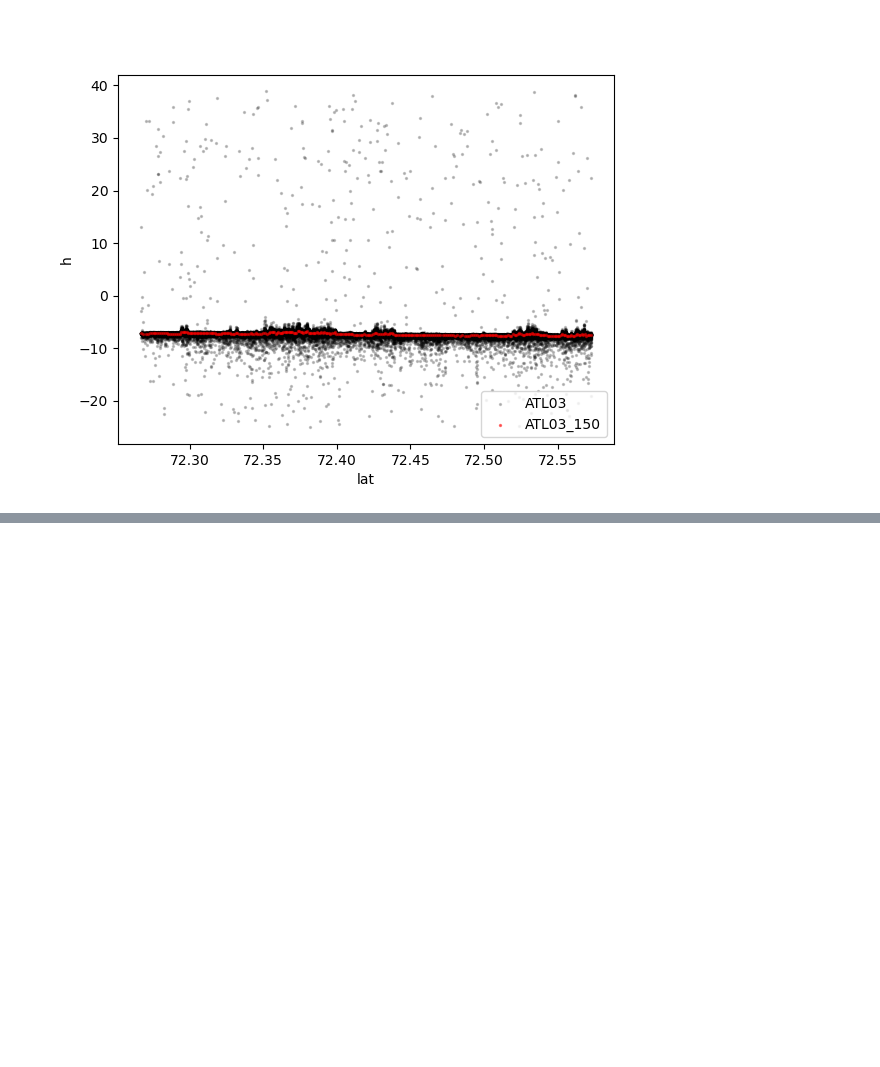
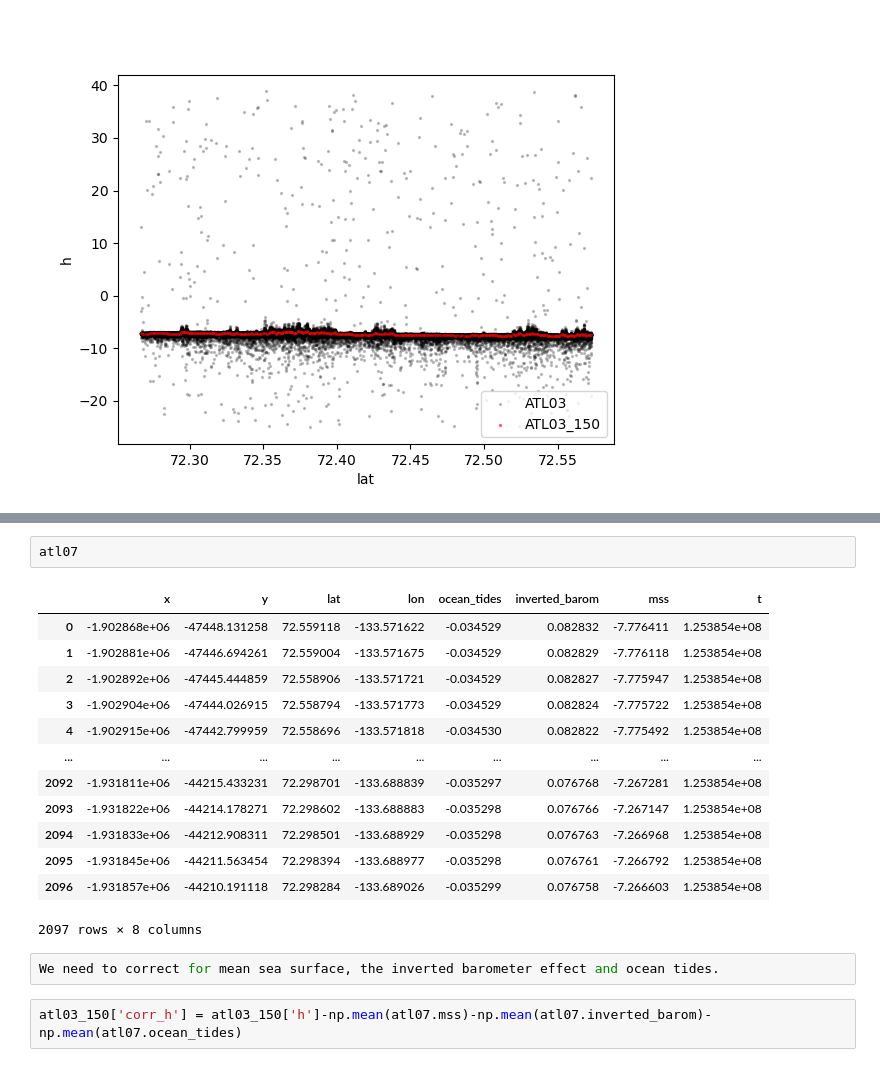
Before and after one commit to ICESAT-2HackWeek/2022Berg, a Jupyter notebook: contributors/isolde/OpenAlt_ATL03.ipynb, the cells around one changed output, grey strips where cells are left out. Cells and saved outputs as stored; diff of their text form; blank space fills up the shorter version.

```diff
--- a/contributors/isolde/OpenAlt_ATL03.ipynb
+++ b/contributors/isolde/OpenAlt_ATL03.ipynb
@@ -73,0 +97,20 @@ mydata.requestData()
+# %%
+atl07
+# %% [output]
+|  | x | y | lat | lon | ocean_tides | inverted_barom | mss | t |
+| 0 | -1.902868e+06 | -47448.131258 | 72.559118 | -133.571622 | -0.034529 | 0.082832 | -7.776411 | 1.253854e+08 |
+| 1 | -1.902881e+06 | -47446.694261 | 72.559004 | -133.571675 | -0.034529 | 0.082829 | -7.776118 | 1.253854e+08 |
+| 2 | -1.902892e+06 | -47445.444859 | 72.558906 | -133.571721 | -0.034529 | 0.082827 | -7.775947 | 1.253854e+08 |
+| 3 | -1.902904e+06 | -47444.026915 | 72.558794 | -133.571773 | -0.034529 | 0.082824 | -7.775722 | 1.253854e+08 |
+| 4 | -1.902915e+06 | -47442.799959 | 72.558696 | -133.571818 | -0.034530 | 0.082822 | -7.775492 | 1.253854e+08 |
+| ... | ... | ... | ... | ... | ... | ... | ... | ... |
+| 2092 | -1.931811e+06 | -44215.433231 | 72.298701 | -133.688839 | -0.035297 | 0.076768 | -7.267281 | 1.253854e+08 |
+| 2093 | -1.931822e+06 | -44214.178271 | 72.298602 | -133.688883 | -0.035298 | 0.076766 | -7.267147 | 1.253854e+08 |
+| 2094 | -1.931833e+06 | -44212.908311 | 72.298501 | -133.688929 | -0.035298 | 0.076763 | -7.266968 | 1.253854e+08 |
+| 2095 | -1.931845e+06 | -44211.563454 | 72.298394 | -133.688977 | -0.035298 | 0.076761 | -7.266792 | 1.253854e+08 |
+| 2096 | -1.931857e+06 | -44210.191118 | 72.298284 | -133.689026 | -0.035299 | 0.076758 | -7.266603 | 1.253854e+08 |
+2097 rows × 8 columns
+# %%
+We need to correct for mean sea surface, the inverted barometer effect and ocean tides.
+# %%
+atl03_150['corr_h'] = atl03_150['h']-np.mean(atl07.mss)-np.mean(atl07.inverted_barom)-np.mean(atl07.ocean_tides)
```
Also changed, not shown: parts of 7 cells of this notebook.
